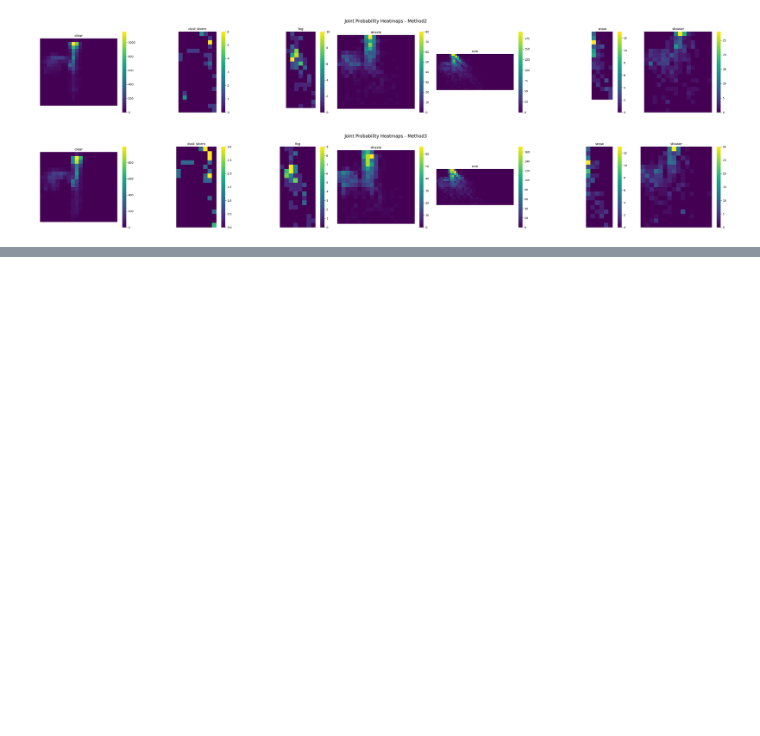
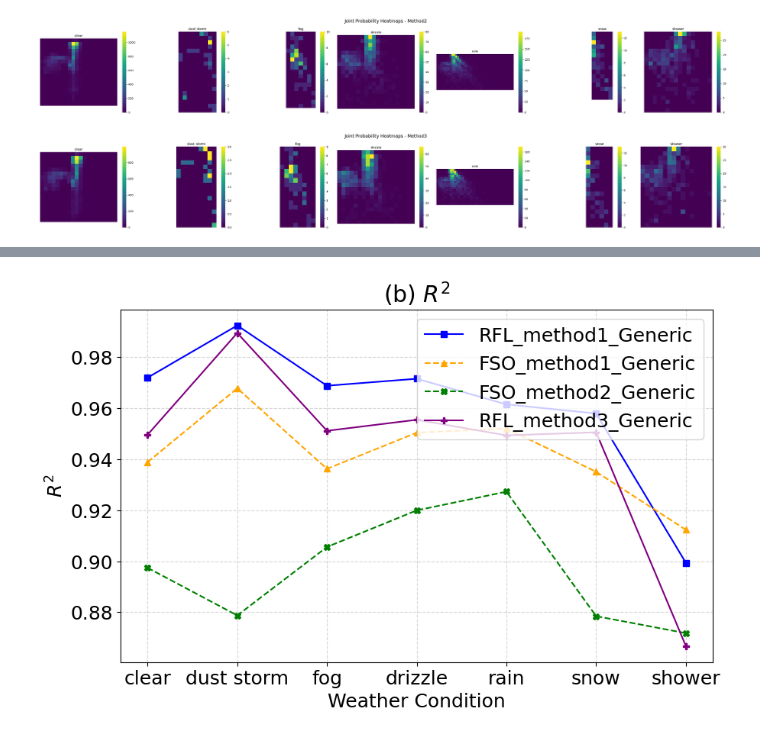
Before and after one commit to shavinkalu23/predictive_modelling_link_attenuation, a Jupyter notebook: method2.ipynb, the cells around one changed output, grey strips where cells are left out. Saved outputs shown, nothing was run; the diff lists cells and outputs as text; code cells hidden in the pictures; blank space fills up the shorter version.

```diff
--- a/method2.ipynb
+++ b/method2.ipynb
@@ -939,0 +989,7 @@ plt.show()
+# %%
+r2_results_final = pd.DataFrame()
+r2_results_final['RFL_method1_Generic'] = r2_results['RFL_Generic']
+r2_results_final['FSO_method1_Generic'] = r2_results['FSO_Generic']
+for k in rmse_results_dict.keys():
+    r2_results_final[k] = r2_results_dict[k]
+r2_results_final
@@ -939,0 +1037,16 @@ plt.show()
+# %%
+# Plot
+fig, ax = plt.subplots(figsize=(10, 6))
+
+for col in r2_results_final.columns:
+    ax.plot(synop_conditions, r2_results_final[col], marker=markers[col], linestyle=linestyles[col], label=col, color=colors[col])
+
+ax.set_xlabel("Weather Condition")
+ax.set_ylabel("$R^2$")
+ax.set_title("(b) $R^2$")
+ax.legend(loc="upper right")
+
+plt.grid(True, linestyle="--", alpha=0.5)
+plt.show()
+# %% [output]
+[figure, added]
```
Also changed, not shown: parts of 10 cells of this notebook, 1 other file.
